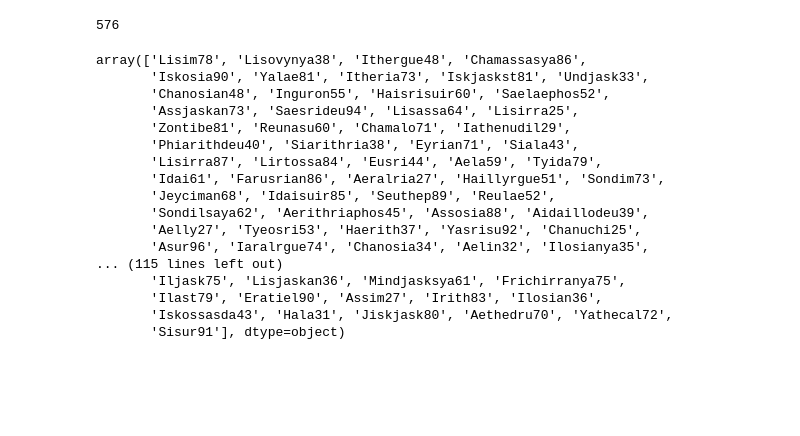
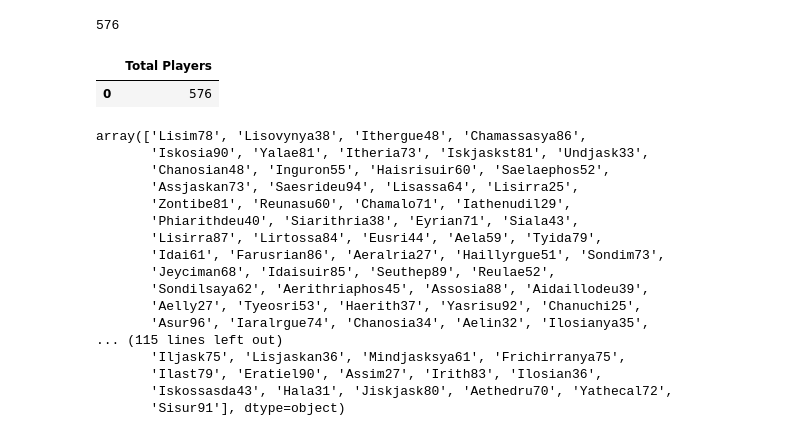
Before and after one commit to AndrewHLau/Pandas-HW, a Jupyter notebook: 04-Pandas/Instructions/HeroesOfPymoli/HeroesOfPymoli_starter.ipynb, the cells around one changed output. Cells and saved outputs as stored; diff of their text form; code cells hidden in the pictures; blank space fills up the shorter version.

```diff
--- a/04-Pandas/Instructions/HeroesOfPymoli/HeroesOfPymoli_starter.ipynb
+++ b/04-Pandas/Instructions/HeroesOfPymoli/HeroesOfPymoli_starter.ipynb
@@ -42,3 +42,12 @@ print(len(purchase_data["Purchase ID"]))
 print(len(purchase_data["SN"].unique()))
 # %% [output]
 576
+# %%
+# Convert a single dictionary containing lists into a dataframe
+total_player_df = pd.DataFrame(
+    {"Total Players": [total_player]}
+)
+total_player_df
+# %% [output]
+|  | Total Players |
+| 0 | 576 |
```
Also changed, not shown: parts of 18 cells of this notebook, 7 other files.
